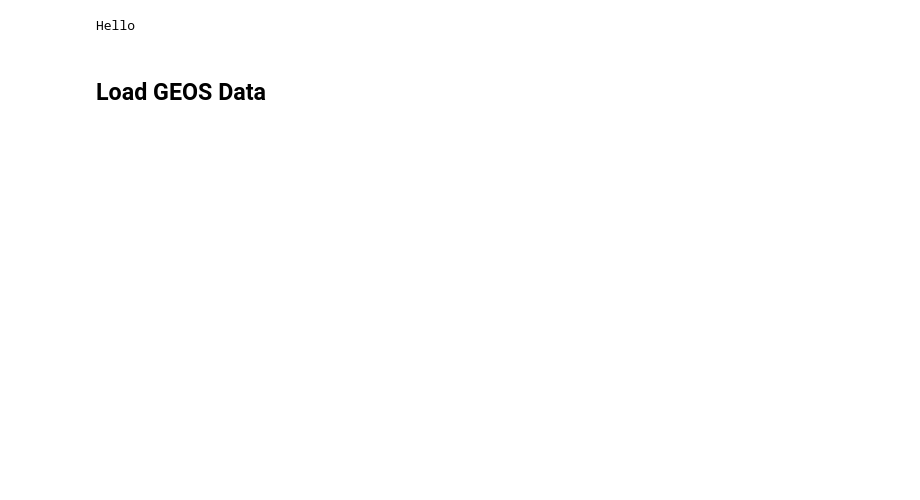
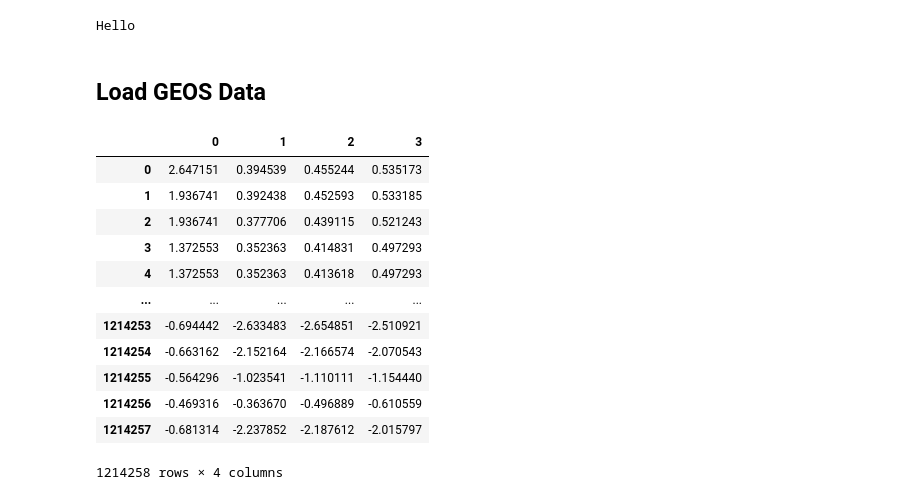
Before and after one commit to vmunte/Cloud_Fraction_Atlantic2024, a Jupyter notebook: notebooks/Dimensionality_Reduction.ipynb, the cells around one changed output. Drawn from its saved outputs; the diff is of its cells as text; code cells hidden in the pictures; blank space fills up the shorter version.

```diff
--- a/notebooks/Dimensionality_Reduction.ipynb
+++ b/notebooks/Dimensionality_Reduction.ipynb
@@ -35,14 +35,28 @@ CIDB = CID.sel(rgb='blue')
 # %%
 # DataFrame containing all the variables
 df = pd.DataFrame({'cod':COD.data.flatten(),
               'cidr': CIDR.data.flatten(),
               'cidg': CIDG.data.flatten(),
               'cidb': CIDB.data.flatten(),
               })
 df.dropna(inplace=True)
-df.drop(((df.cidr==0)&(df.cidr==0)&(df.cidr==0)).index)
+df = df.loc[~((df.cidr==0)|(df.cidr==0)|(df.cidr==0)) & (df.cod>4) ]
 
 # df
 scaler = StandardScaler()
-df_norm=pd.DataFrame(scaler.fit_transform(df))
+df=pd.DataFrame(scaler.fit_transform(df))
 df
+# %% [output]
+|  | 0 | 1 | 2 | 3 |
+| 0 | 2.647151 | 0.394539 | 0.455244 | 0.535173 |
+| 1 | 1.936741 | 0.392438 | 0.452593 | 0.533185 |
+| 2 | 1.936741 | 0.377706 | 0.439115 | 0.521243 |
+| 3 | 1.372553 | 0.352363 | 0.414831 | 0.497293 |
+| 4 | 1.372553 | 0.352363 | 0.413618 | 0.497293 |
+| ... | ... | ... | ... | ... |
+| 1214253 | -0.694442 | -2.633483 | -2.654851 | -2.510921 |
+| 1214254 | -0.663162 | -2.152164 | -2.166574 | -2.070543 |
+| 1214255 | -0.564296 | -1.023541 | -1.110111 | -1.154440 |
+| 1214256 | -0.469316 | -0.363670 | -0.496889 | -0.610559 |
+| 1214257 | -0.681314 | -2.237852 | -2.187612 | -2.015797 |
+1214258 rows × 4 columns
```
Also changed, not shown: parts of 5 cells of this notebook.
